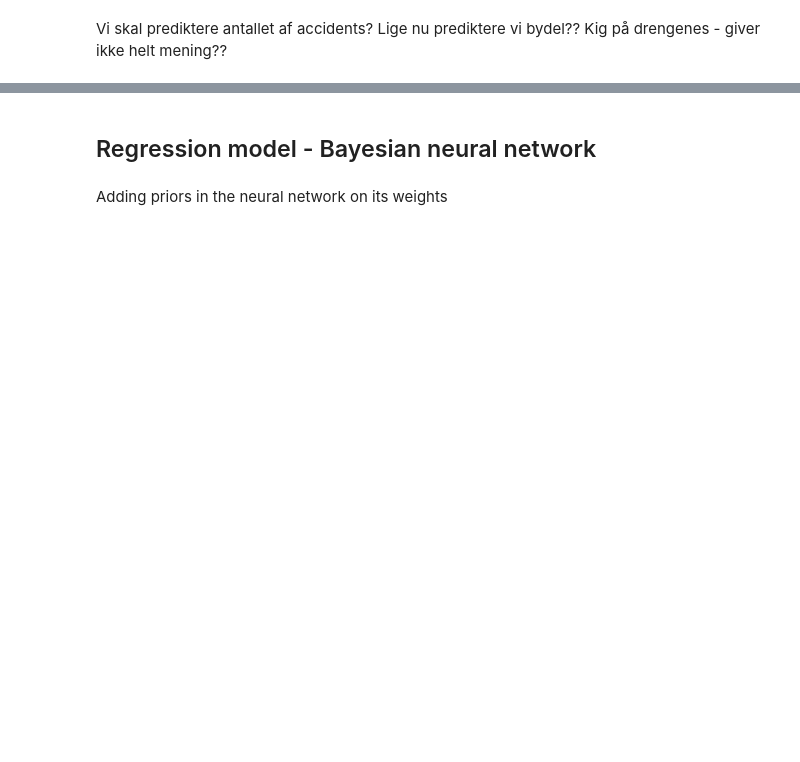
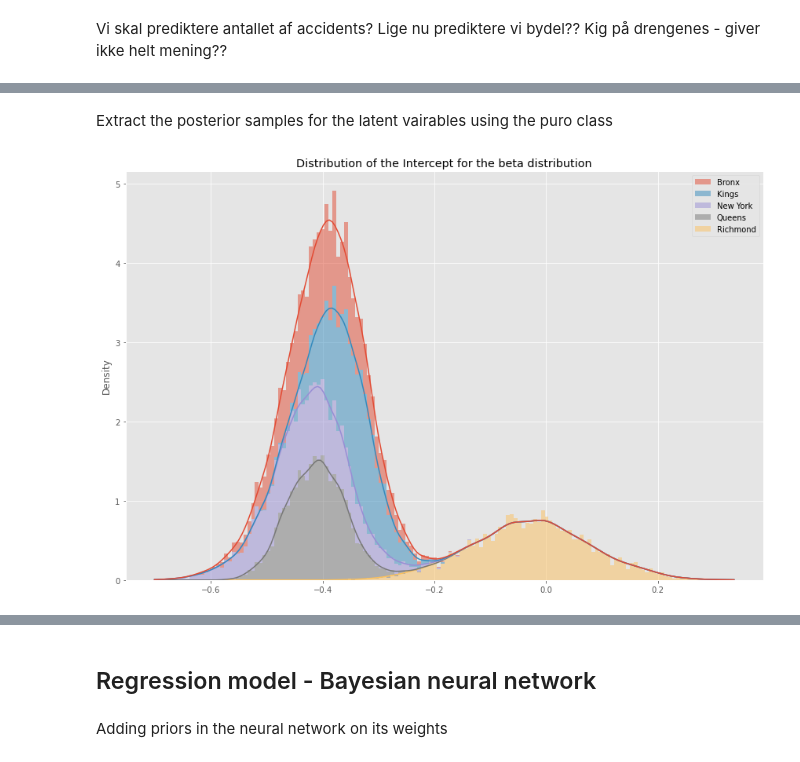
Before and after one commit to KatinkaKlepsch/model_based_ML, a Jupyter notebook: Modelling_notebook.ipynb, the cells around one changed output, grey strips where cells are left out. Saved outputs shown, nothing was run; the diff lists cells and outputs as text; code cells hidden in the pictures; blank space fills up the shorter version.

```diff
--- a/Modelling_notebook.ipynb
+++ b/Modelling_notebook.ipynb
@@ -414,0 +483,13 @@ Kig på drengenes - giver ikke helt mening??
+# %%
+# prepare data for modelling  = > conver tto tensors
+n_cat = int(len(df_all['County'].unique())) # maximum number of conties
+n_ind = ind.max() # maximal no of injuries pr census tracts
+
+X_train_std = torch.tensor(X_train_std).float()
+X_test_std = torch.tensor(X_test_std).float()
+y_train = torch.tensor(y_train).float()
+cat_train = torch.tensor(cat_train).long()  # these are indices, therefore they need to be (long) integers
+
+# mangler at add intercept??
+X_train_std = torch.cat((torch.ones(X_train_std.shape[0], 1), X_train_std), dim=-1)
+X_test_std = torch.cat((torch.ones(X_test_std.shape[0], 1), X_test_std), dim=-1)
@@ -414,0 +541,28 @@ Kig på drengenes - giver ikke helt mening??
+# %% [markdown]
+Extract the posterior samples for the latent vairables using the puro class
+# %%
+from pyro.infer import Predictive
+
+predictive = Predictive(hierarchical_model, guide=guide, num_samples=4000,
+                        return_sites=("beta", "q", "y", "sigma_cauchy"))
+samples = predictive(X_train_std[:,:], cat_train, n_cat, y_train)
+# %%
+# plot the posterior distirbution of the parameters
+beta_samples = samples["beta"].detach().numpy()
+gamma_q_samples = samples["q"].detach().numpy()
+# %%
+# Visualize intercept coefficient distribution for each county
+fig = plt.figure()
+
+# create dataframe and set columns for the relevant counties
+df = pd.DataFrame(beta_samples[:,:,0])
+df.columns = [cat_string[c] for c in range(len(df.columns))]
+sns.histplot(df, multiple="stack", stat="density", bins=150, kde=True, edgecolor="none")
+
+plt.title(f"Distribution of the Intercept for the beta distribution")
+
+fig.tight_layout()
+#fig.savefig('output/dist_beta0_hier.pdf', format="pdf")
+plt.show()
+# %% [output]
+[figure, added]
```
Also changed, not shown: parts of 27 cells of this notebook.
